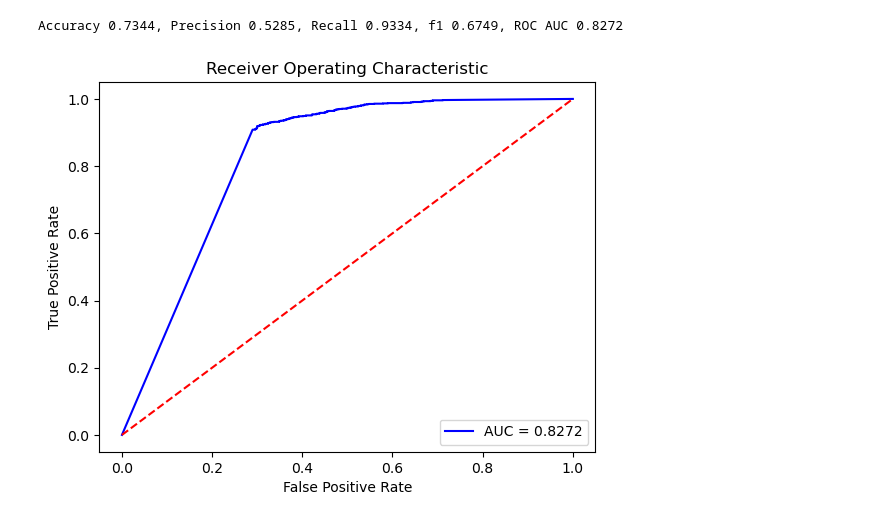
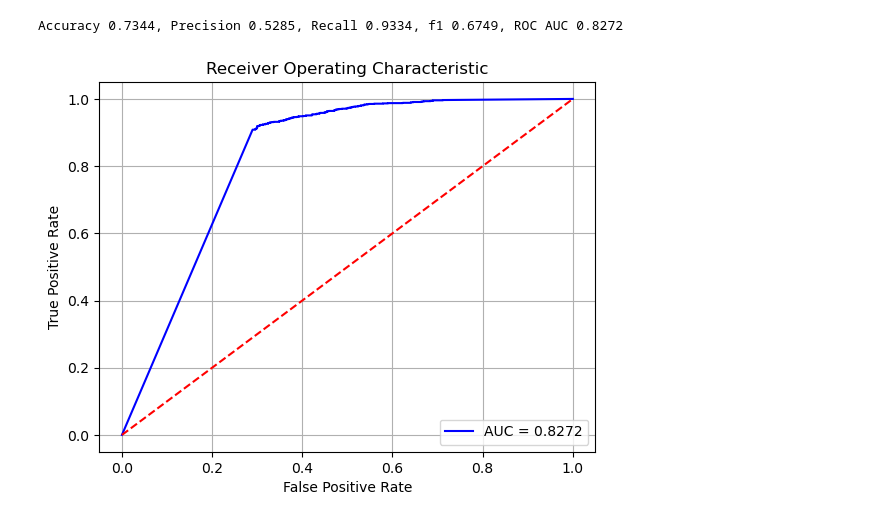
Before and after one commit to Oleg20502/vk_task, a Jupyter notebook: NaiveBayes.ipynb, the cells around one changed output. Drawn from its saved outputs; the diff is of its cells as text; code cells hidden in the pictures.

```diff
--- a/NaiveBayes.ipynb
+++ b/NaiveBayes.ipynb
@@ -334,14 +334,15 @@ Accuracy 0.7344, Precision 0.5285, Recall 0.9334, f1 0.6749, ROC AUC 0.8272
 # %%
 fpr, tpr, threshold = roc_curve(y_val, p_pred)
 
 plt.title('Receiver Operating Characteristic')
 plt.plot(fpr, tpr, 'b', label = f'AUC = {roc_auc_val:0.4f}')
 plt.legend(loc = 'lower right')
 plt.plot([0, 1], [0, 1],'r--')
 # plt.xlim([0, 1])
 # plt.ylim([0, 1])
 plt.ylabel('True Positive Rate')
 plt.xlabel('False Positive Rate')
+plt.grid()
 plt.show()
 # %% [output]
-[figure, old version]
+[figure, new version]
```
Also changed, not shown: 1 other file.
